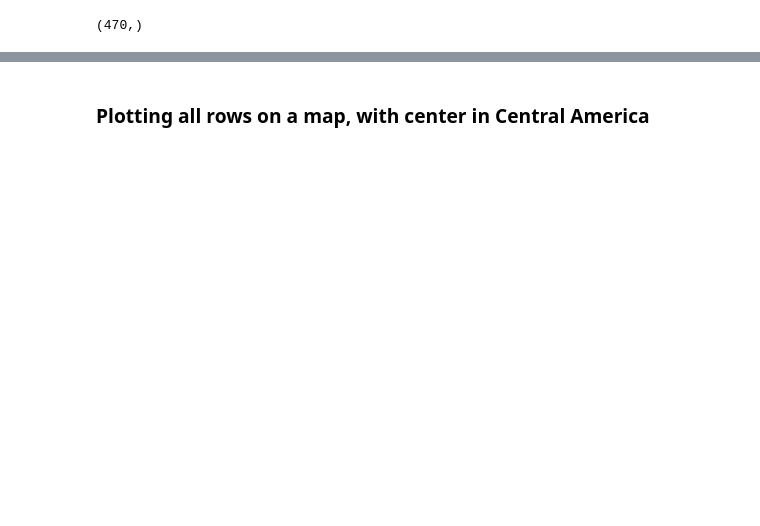
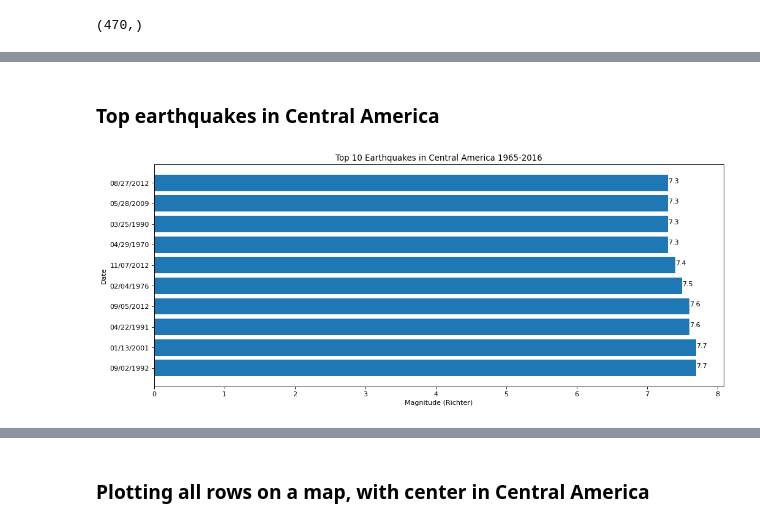
Before and after one commit to sotus30/Earthquakes_Central_America, a Jupyter notebook: Data Exploration 2.ipynb, the cells around one changed output, grey strips where cells are left out. Saved outputs shown, nothing was run; the diff lists cells and outputs as text; code cells hidden in the pictures; blank space fills up the shorter version.

```diff
--- a/Data Exploration 2.ipynb
+++ b/Data Exploration 2.ipynb
@@ -396,0 +329,18 @@ df_CA1.head()
+# %% [markdown]
+<h3> Top earthquakes in Central America
+# %%
+CA_top10 = df_CA1.nlargest(10, 'Magnitude')
+y= CA_top10['Magnitude'].values
+
+figure(num=None, figsize=(15, 6), dpi=80, facecolor='w', edgecolor='k')
+
+plt.title('Top 10 Earthquakes in Central America 1965-2016')
+plt.xlabel('Magnitude (Richter)')
+plt.ylabel('Date')
+
+plt.barh(CA_top10['Date'].values, CA_top10['Magnitude'].values)
+
+for index, value in enumerate(y):
+    plt.text(value, index, str(value))
+# %% [output]
+[figure, added]
```
Also changed, not shown: parts of 47 cells of this notebook.
